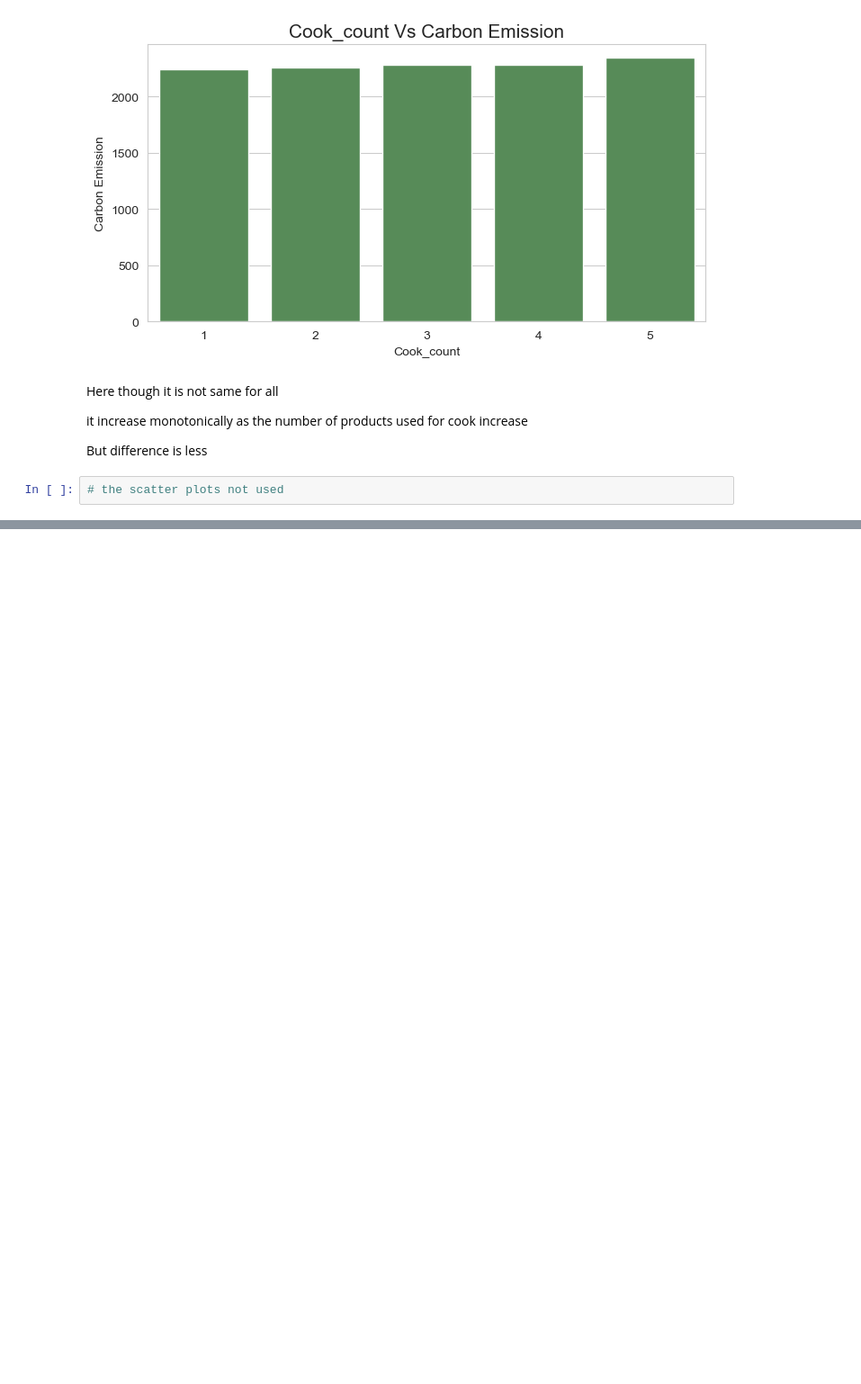
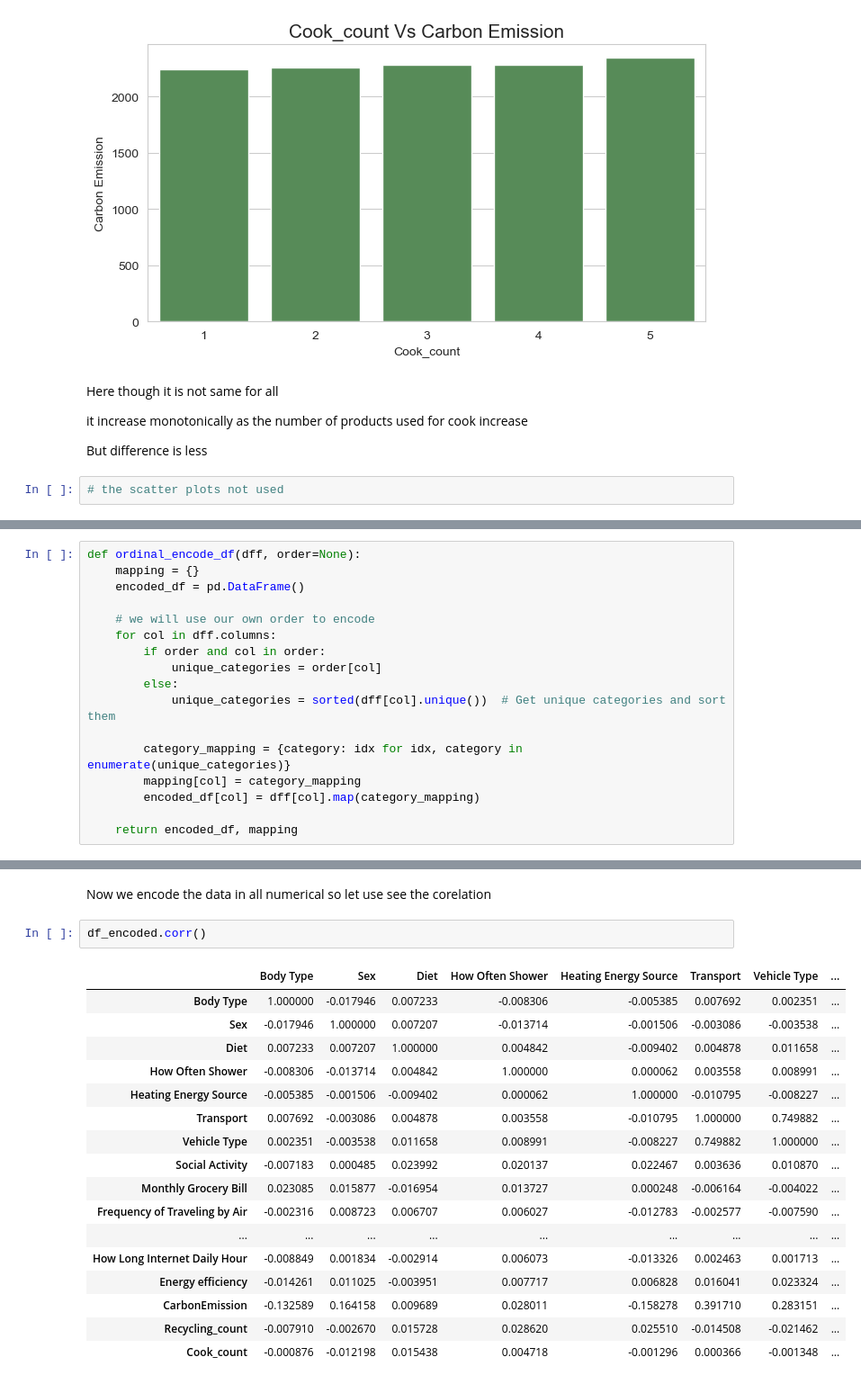
Before and after one commit to MohitDhillo/Carbon_Emission, a Jupyter notebook: final.ipynb, the cells around one changed output, grey strips where cells are left out. Shown at 90% size. Drawn from its saved outputs; the diff is of its cells as text; blank space fills up the shorter version.

```diff
--- a/final.ipynb
+++ b/final.ipynb
@@ -323,0 +333,17 @@ But difference is less
+# %%
+def ordinal_encode_df(dff, order=None):
+    mapping = {}
+    encoded_df = pd.DataFrame()
+
+    # we will use our own order to encode
+    for col in dff.columns:
+        if order and col in order:
+            unique_categories = order[col]
+        else:
+            unique_categories = sorted(dff[col].unique())  # Get unique categories and sort them
+
+        category_mapping = {category: idx for idx, category in enumerate(unique_categories)}
+        mapping[col] = category_mapping
+        encoded_df[col] = dff[col].map(category_mapping)
+
+    return encoded_df, mapping
@@ -323,0 +396,22 @@ But difference is less
+# %% [markdown]
+Now we encode the data in all numerical so let use see the corelation
+# %%
+df_encoded.corr()
+# %% [output]
+|  | Body Type | Sex | Diet | How Often Shower | Heating Energy Source | Transport | Vehicle Type | ... |
+| Body Type | 1.000000 | -0.017946 | 0.007233 | -0.008306 | -0.005385 | 0.007692 | 0.002351 | ... |
+| Sex | -0.017946 | 1.000000 | 0.007207 | -0.013714 | -0.001506 | -0.003086 | -0.003538 | ... |
+| Diet | 0.007233 | 0.007207 | 1.000000 | 0.004842 | -0.009402 | 0.004878 | 0.011658 | ... |
+| How Often Shower | -0.008306 | -0.013714 | 0.004842 | 1.000000 | 0.000062 | 0.003558 | 0.008991 | ... |
+| Heating Energy Source | -0.005385 | -0.001506 | -0.009402 | 0.000062 | 1.000000 | -0.010795 | -0.008227 | ... |
+| Transport | 0.007692 | -0.003086 | 0.004878 | 0.003558 | -0.010795 | 1.000000 | 0.749882 | ... |
+| Vehicle Type | 0.002351 | -0.003538 | 0.011658 | 0.008991 | -0.008227 | 0.749882 | 1.000000 | ... |
+| Social Activity | -0.007183 | 0.000485 | 0.023992 | 0.020137 | 0.022467 | 0.003636 | 0.010870 | ... |
+| Monthly Grocery Bill | 0.023085 | 0.015877 | -0.016954 | 0.013727 | 0.000248 | -0.006164 | -0.004022 | ... |
+| Frequency of Traveling by Air | -0.002316 | 0.008723 | 0.006707 | 0.006027 | -0.012783 | -0.002577 | -0.007590 | ... |
+| ... | ... | ... | ... | ... | ... | ... | ... | ... |
+| How Long Internet Daily Hour | -0.008849 | 0.001834 | -0.002914 | 0.006073 | -0.013326 | 0.002463 | 0.001713 | ... |
+| Energy efficiency | -0.014261 | 0.011025 | -0.003951 | 0.007717 | 0.006828 | 0.016041 | 0.023324 | ... |
+| CarbonEmission | -0.132589 | 0.164158 | 0.009689 | 0.028011 | -0.158278 | 0.391710 | 0.283151 | ... |
+| Recycling_count | -0.007910 | -0.002670 | 0.015728 | 0.028620 | 0.025510 | -0.014508 | -0.021462 | ... |
+| Cook_count | -0.000876 | -0.012198 | 0.015438 | 0.004718 | -0.001296 | 0.000366 | -0.001348 | ... |
```
Also changed, not shown: parts of 19 cells of this notebook, 1 other file.
